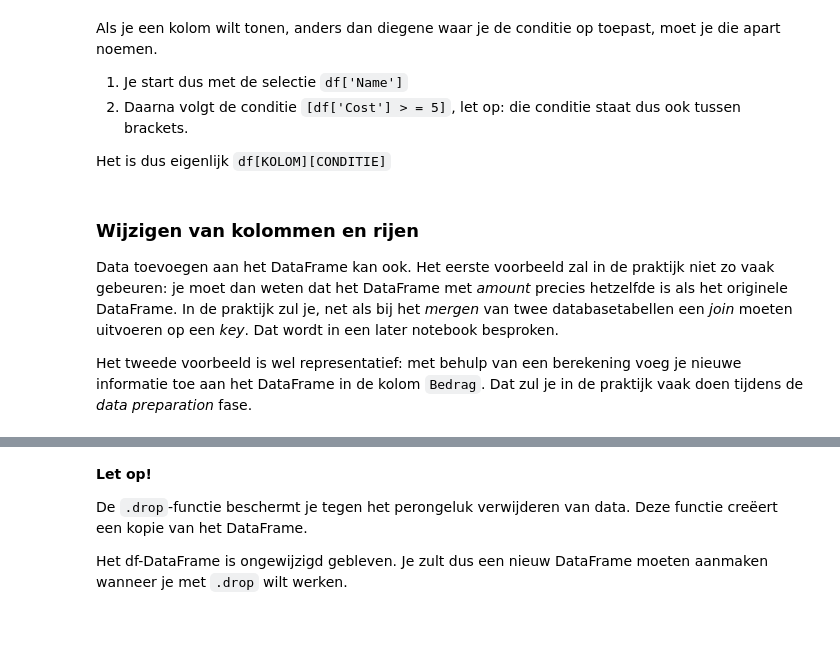
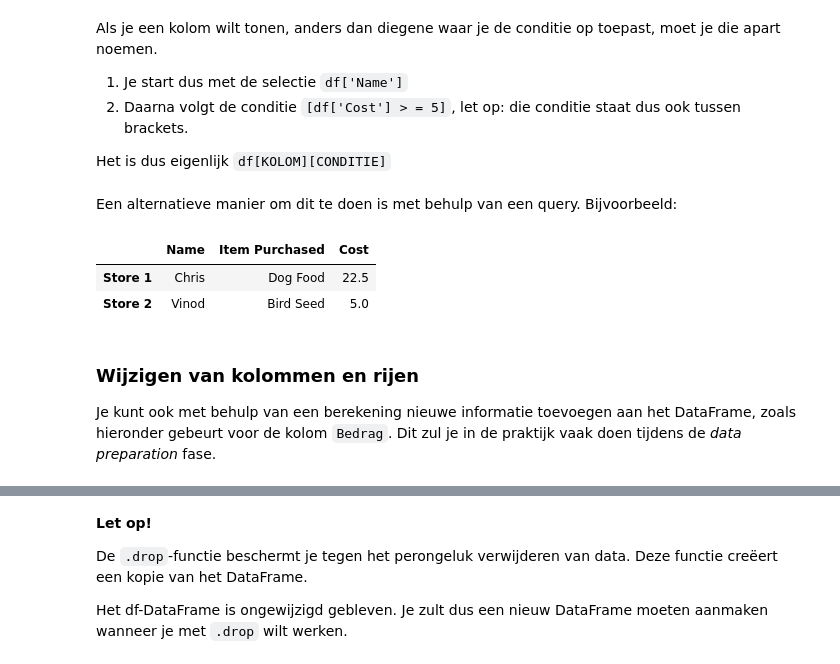
Before and after one commit to HU-ICT-AI-2023/CM2024, a Jupyter notebook: CM03_pandas/CM_Pandas_voorbeelden.ipynb, the cells around one changed output, grey strips where cells are left out. Cells and saved outputs as stored; diff of their text form; code cells hidden in the pictures; blank space fills up the shorter version.

Commit message:
CM03: toevoegen query aan pandas_voorbeelden

```diff
--- a/CM03_pandas/CM_Pandas_voorbeelden.ipynb
+++ b/CM03_pandas/CM_Pandas_voorbeelden.ipynb
@@ -134,12 +197,18 @@ Als je een kolom wilt tonen, anders dan diegene waar je de conditie op toepast,
 2. Daarna volgt de conditie `[df['Cost'] > = 5]`, let op: die conditie staat dus ook tussen brackets.
 
 Het is dus eigenlijk `df[KOLOM][CONDITIE]`
-# %% [markdown]
-### Wijzigen van kolommen en rijen
-
-Data toevoegen aan het DataFrame kan ook. Het eerste voorbeeld zal in de praktijk niet zo vaak gebeuren: je moet dan weten dat het DataFrame met *amount* precies hetzelfde is als het originele DataFrame. In de praktijk zul je, net als bij het *mergen* van twee databasetabellen een *join* moeten uitvoeren op een *key*. Dat wordt in een later notebook besproken.
-
-Het tweede voorbeeld is wel representatief: met behulp van een berekening voeg je nieuwe informatie toe aan het DataFrame in de kolom `Bedrag`. Dat zul je in de praktijk vaak doen tijdens de *data preparation* fase.
+# %% [markdown]
+Een alternatieve manier om dit te doen is met behulp van een query. Bijvoorbeeld:
+# %%
+df.query('Cost>=5')
+# %% [output]
+|  | Name | Item Purchased | Cost |
+| Store 1 | Chris | Dog Food | 22.5 |
+| Store 2 | Vinod | Bird Seed | 5.0 |
+# %% [markdown]
+### Wijzigen van kolommen en rijen
+
+Je kunt ook met behulp van een berekening nieuwe informatie toevoegen aan het DataFrame, zoals hieronder gebeurt voor de kolom `Bedrag`. Dit zul je in de praktijk vaak doen tijdens de *data preparation* fase.
 # %%
 #toevoegen van een kolom
 df['Amount'] = [5, 7, 9]    # met een waarde voor elke regel
```
Also changed, not shown: parts of 32 cells of this notebook.
